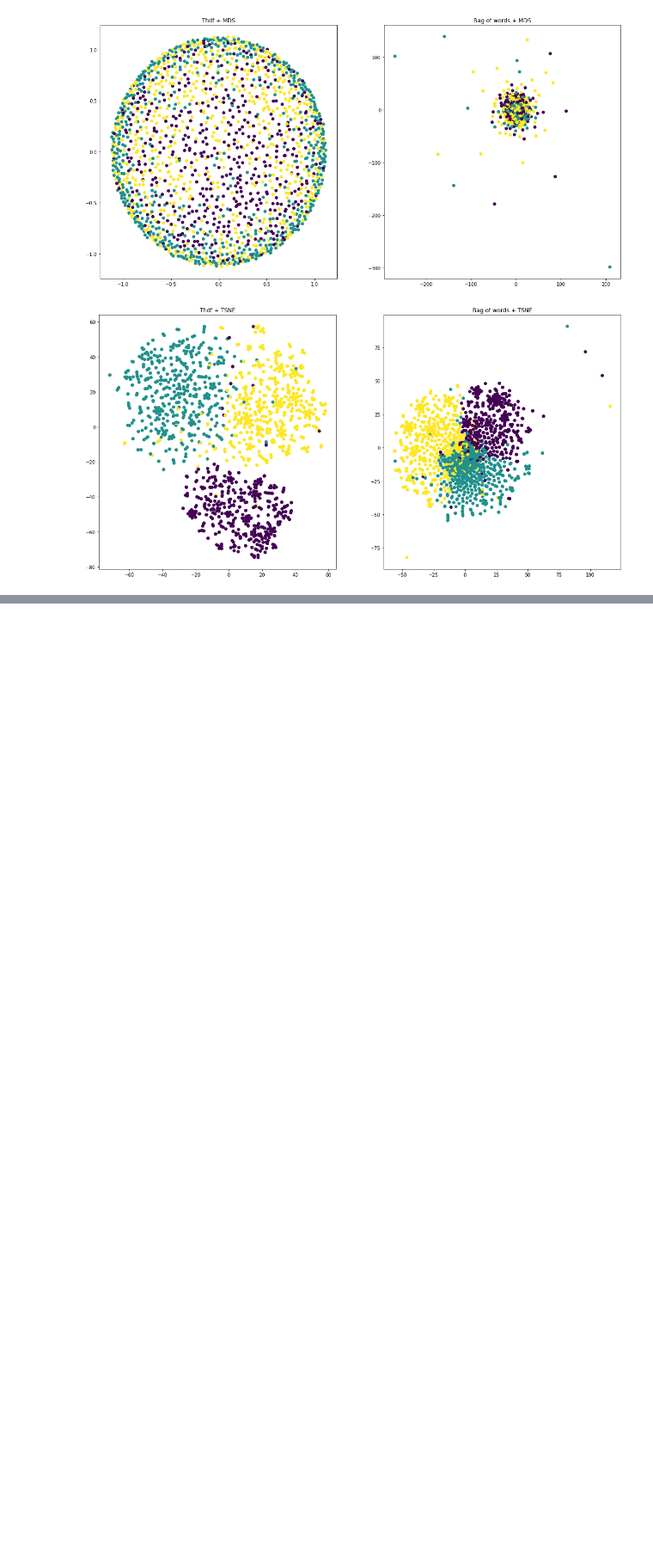
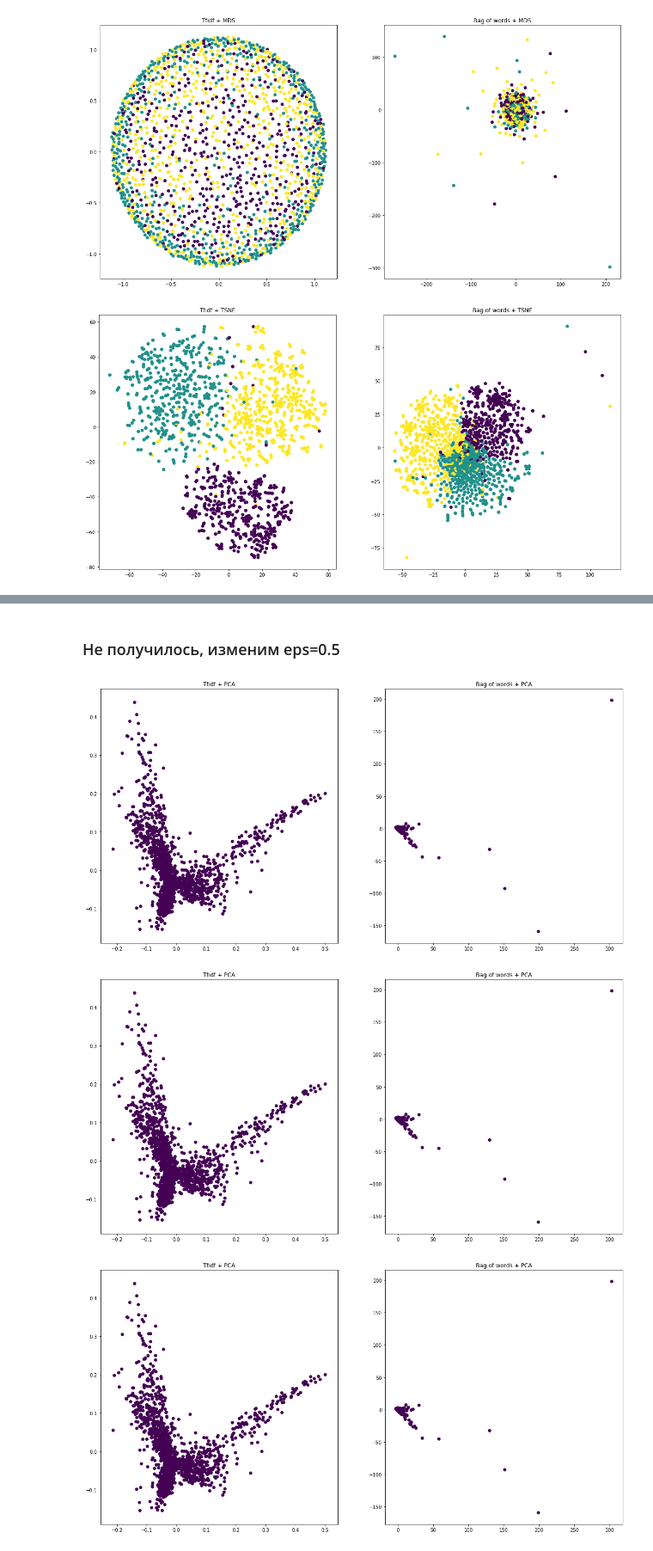
Before and after one commit to VanilaBear/TextClustering, a Jupyter notebook: text_clustering_notebook.ipynb, the cells around one changed output, grey strips where cells are left out. Shown at 86% size. Cells and saved outputs as stored; diff of their text form; code cells hidden in the pictures; blank space fills up the shorter version.

```diff
--- a/text_clustering_notebook.ipynb
+++ b/text_clustering_notebook.ipynb
@@ -219,0 +150,8 @@ Topic #2: edu space nasa graphics image university data com gov program
+# %% [markdown]
+### Не получилось, изменим eps=0.5
+# %%
+show_different_params_dbscan(tfidf, bag_of_words, 0.5)
+# %% [output]
+[figure, added]
+[figure, added]
+[figure, added]
```
Also changed, not shown: parts of 74 cells of this notebook.
